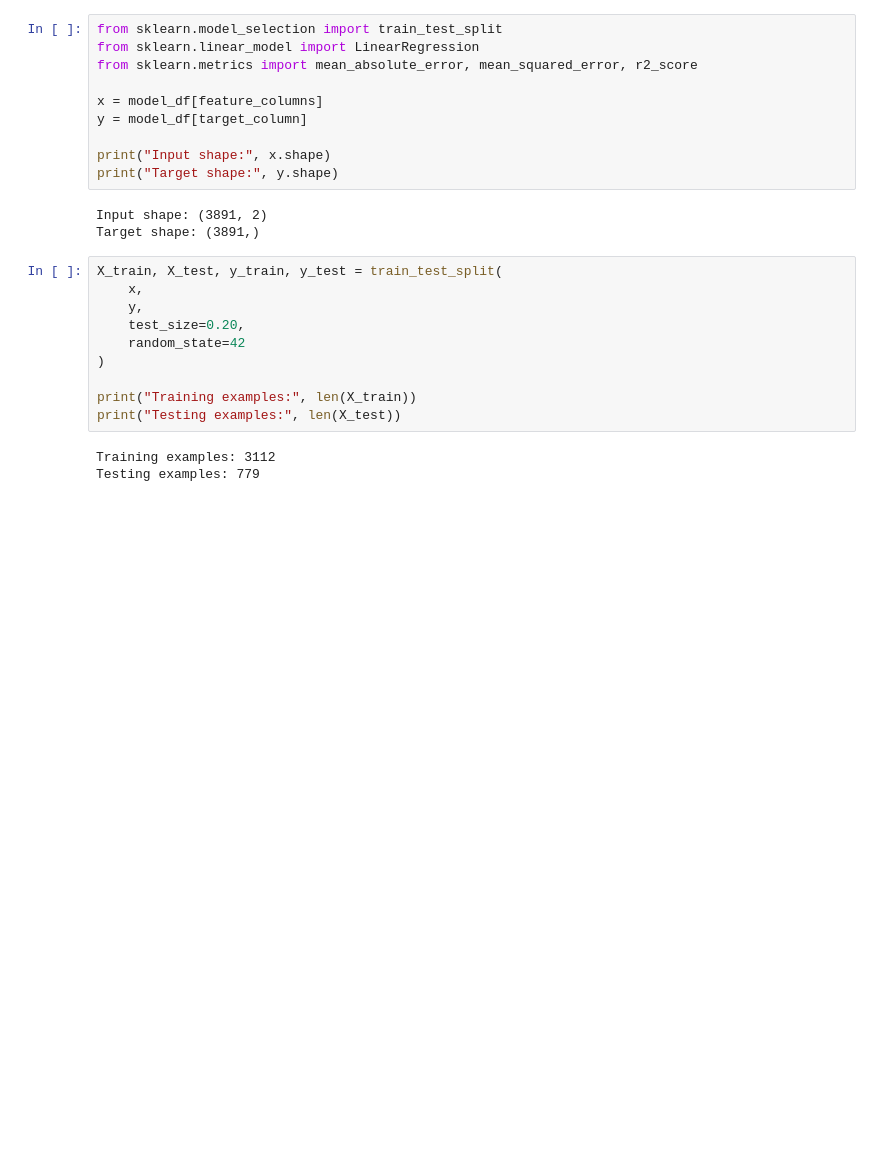
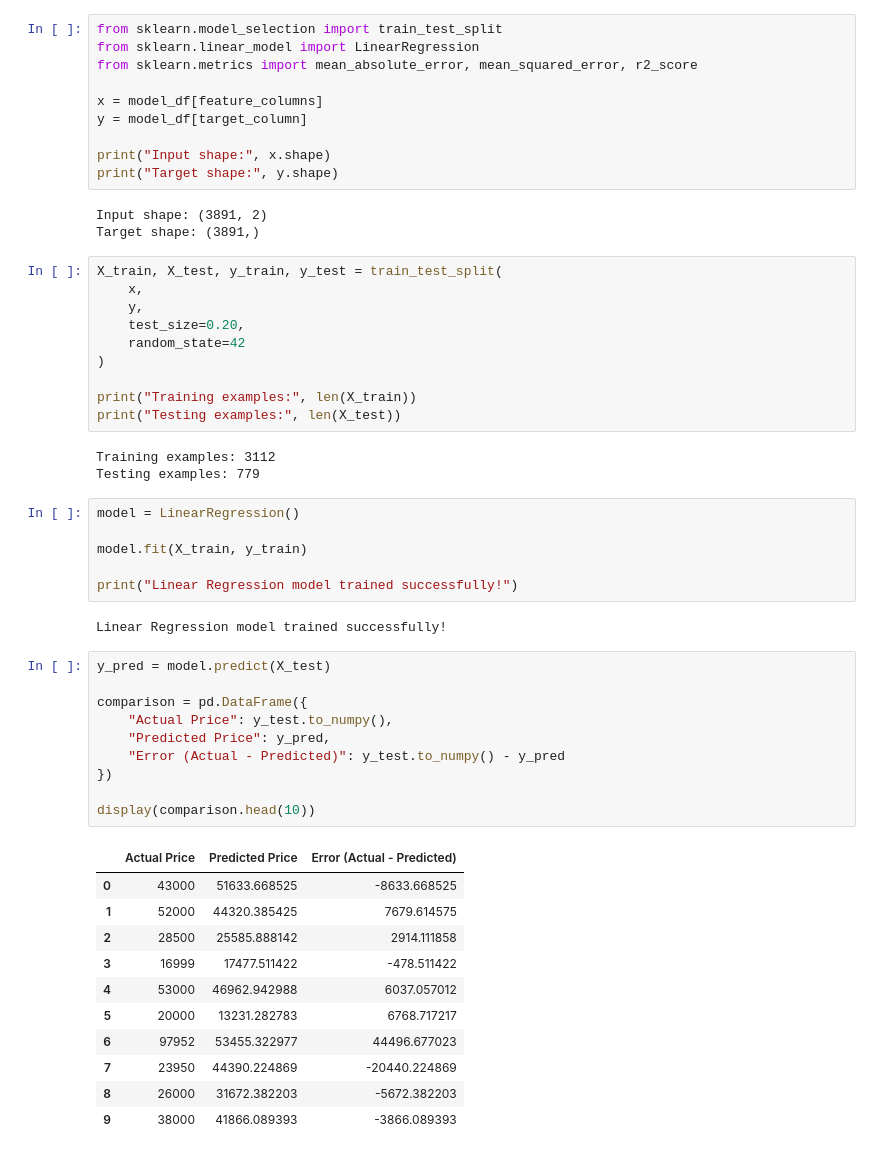
Before and after one commit to Jsk1531/AI101-PROJECT, a Jupyter notebook: CODE.ipynb, the cells around one changed output. Drawn from its saved outputs; the diff is of its cells as text; blank space fills up the shorter version.

```diff
--- a/CODE.ipynb
+++ b/CODE.ipynb
@@ -271,3 +271,33 @@ print("Testing examples:", len(X_test))
 # %% [output]
 Training examples: 3112
 Testing examples: 779
+# %%
+model = LinearRegression()
+
+model.fit(X_train, y_train)
+
+print("Linear Regression model trained successfully!")
+# %% [output]
+Linear Regression model trained successfully!
+# %%
+y_pred = model.predict(X_test)
+
+comparison = pd.DataFrame({
+    "Actual Price": y_test.to_numpy(),
+    "Predicted Price": y_pred,
+    "Error (Actual - Predicted)": y_test.to_numpy() - y_pred
+})
+
+display(comparison.head(10))
+# %% [output]
+|  | Actual Price | Predicted Price | Error (Actual - Predicted) |
+| 0 | 43000 | 51633.668525 | -8633.668525 |
+| 1 | 52000 | 44320.385425 | 7679.614575 |
+| 2 | 28500 | 25585.888142 | 2914.111858 |
+| 3 | 16999 | 17477.511422 | -478.511422 |
+| 4 | 53000 | 46962.942988 | 6037.057012 |
+| 5 | 20000 | 13231.282783 | 6768.717217 |
+| 6 | 97952 | 53455.322977 | 44496.677023 |
+| 7 | 23950 | 44390.224869 | -20440.224869 |
+| 8 | 26000 | 31672.382203 | -5672.382203 |
+| 9 | 38000 | 41866.089393 | -3866.089393 |
```
Also changed, not shown: parts of 1 cell of this notebook.
